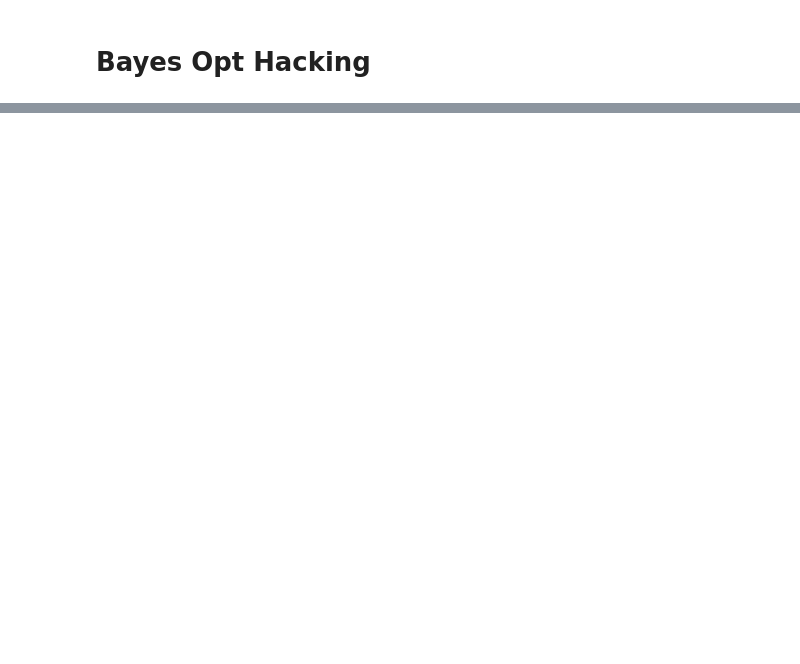
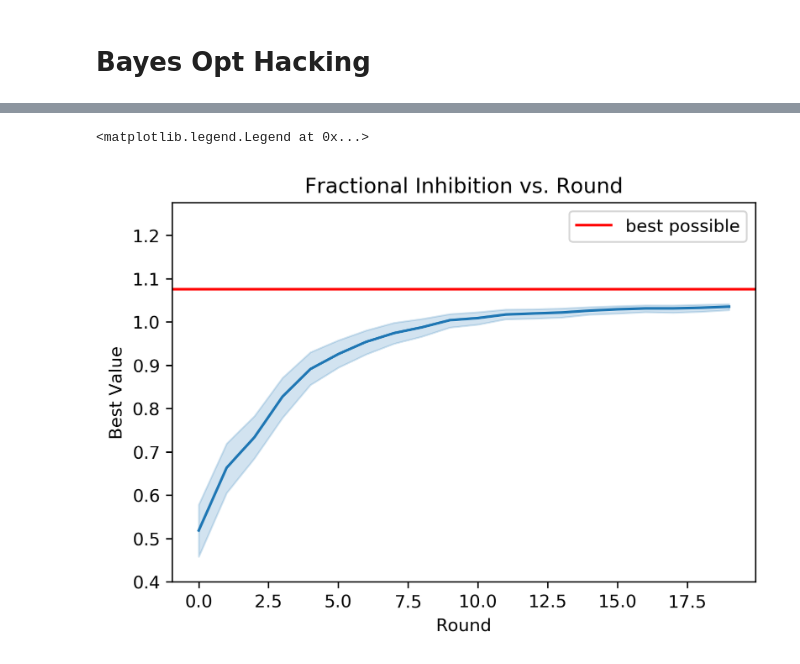
Before and after one commit to choderalab/pinot, a Jupyter notebook: scripts/active/bo_hacking.ipynb, the cells around one changed output, grey strips where cells are left out. Cells and saved outputs as stored; diff of their text form; code cells hidden in the pictures; blank space fills up the shorter version.

```diff
--- a/scripts/active/bo_hacking.ipynb
+++ b/scripts/active/bo_hacking.ipynb
@@ -97,0 +95,19 @@ best_df.to_csv('Random_best.csv')
+# %%
+from tqdm import tqdm
+
+num_rounds = 20
+num_trials = 100
+samples = []
+for trial in tqdm(range(num_trials)):
+    seen, unseen = list(), list(range(len(dist)))
+    for r in range(num_rounds):
+        pending = np.random.choice(list(unseen), size=96, replace=False)
+        seen.extend(pending)
+        (unseen.remove(p) for p in pending)
+        samples.append(
+            {
+                'Best Value': max(dist[seen]),
+                'Round': r,
+                'Trial': trial
+            }
+        )
@@ -97,0 +155,24 @@ best_df.to_csv('Random_best.csv')
+# %%
+import pandas as pd
+
+import seaborn as sns
+import matplotlib.pyplot as plt
+
+best = pd.DataFrame(samples)
+
+fig, ax = plt.subplots(dpi=300)
+
+sns.lineplot(
+    data=best,
+    x='Round',
+    y='Best Value',
+    ax=ax
+)
+
+ax.set_title('Fractional Inhibition vs. Round')
+ax.axhline(max(dist), color='red', label='best possible')
+ax.set_ylim(0.4, max(dist)+0.2)
+plt.legend()
+# %% [output]
+<matplotlib.legend.Legend at 0x...>
+[figure, added]
```
Also changed, not shown: parts of 11 cells of this notebook, 6 other files.
